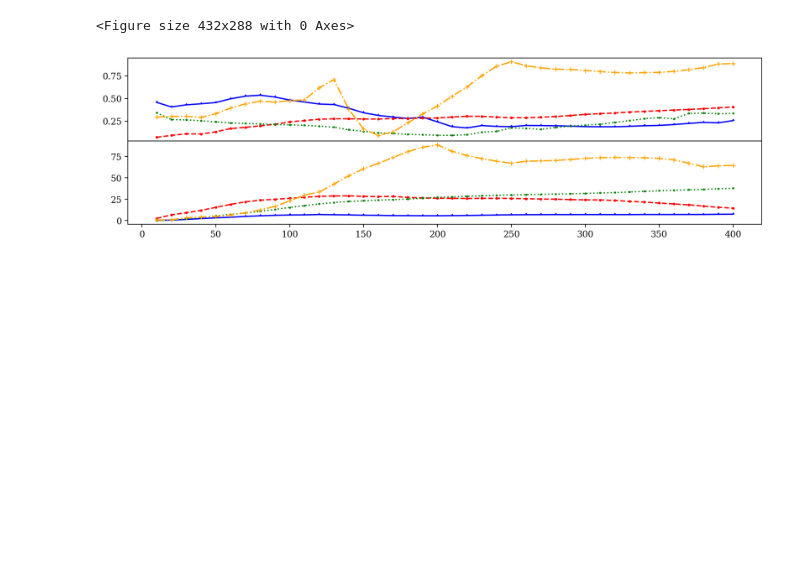
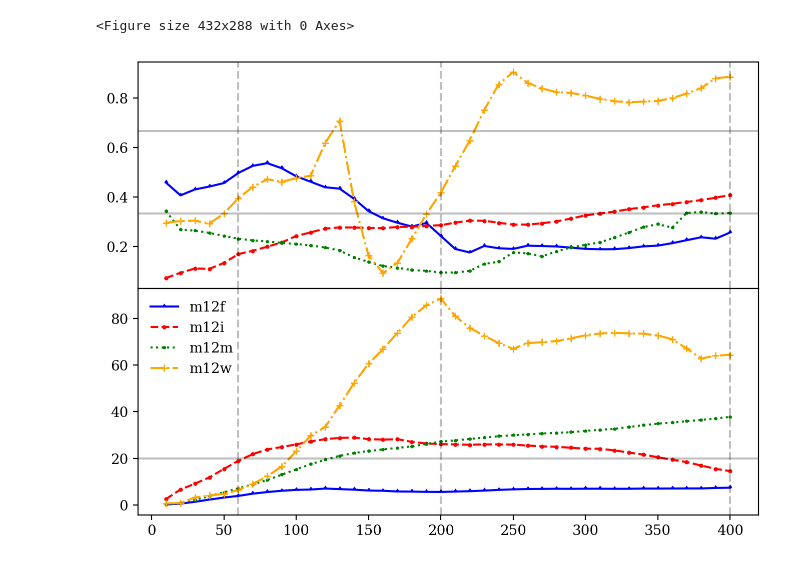
Before and after one commit to jaybaptista/latte_orientations, a Jupyter notebook: _plot_obliquityAngles_z0.ipynb, the cells around one changed output. Saved outputs shown, nothing was run; the diff lists cells and outputs as text; code cells hidden in the pictures; blank space fills up the shorter version.

```diff
--- a/_plot_obliquityAngles_z0.ipynb
+++ b/_plot_obliquityAngles_z0.ipynb
@@ -44,34 +44,46 @@ m12f_t_data = pd.read_hdf('_data_triax_z0_m12f.h5')
 m12w_t_data = pd.read_hdf('_data_triax_z0_m12w.h5')
 m12m_t_data = pd.read_hdf('_data_triax_z0_m12m.h5')
 # %%
-fig, axs = plt.subplots(2, dpi = 200, figsize = (13, 3.5))
+fig, axs = plt.subplots(2, dpi = 200, figsize = (8, 6))
 r = np.arange(10, 410, step = 10)
 
 axs[0].plot(r, m12f_t_data['t'],
          ms=2, c='blue', marker=10, label='m12f')
 
 axs[0].plot(r, m12i_t_data['t'],
          ms=2, c='red', marker='o', label='m12i', ls='dashed')
 
 axs[0].plot(r, m12m_t_data['t'],
          ms=2, c='green', marker='*', label='m12m', ls='dotted')
 
 axs[0].plot(r, m12w_t_data['t'],
          ms=5, c='orange', marker='+', label='m12w', ls='dashdot')
 
 axs[1].plot(r, m12f_data['angle'],
          ms=2, c='blue', marker=10, label='m12f')
 
 axs[1].plot(r, m12i_data['angle'],
          ms=2, c='red', marker='o', label='m12i', ls='dashed')
 
 axs[1].plot(r, m12m_data['angle'],
          ms=2, c='green', marker='*', label='m12m', ls='dotted')
 
 axs[1].plot(r, m12w_data['angle'],
          ms=5, c='orange', marker='+', label='m12w', ls='dashdot')
 
+axs[1].axhline(20, c='k', alpha=0.25)
+
+axs[0].axhline(1/3, c='k', alpha=0.25)
+axs[0].axhline(2/3, c='k', alpha=0.25)
+
+axs[1].legend(frameon=False)
+
+for ax_k in axs:
+    ax_k.axvline(60, ls='--', alpha=.25, c='k')
+    ax_k.axvline(200, ls='--', alpha=.25, c='k')
+    ax_k.axvline(400, ls='--', alpha=.25, c='k')
+
 fig.subplots_adjust(hspace=0)
 plt.show()
 # %% [output]
-[figure, old version]
+[figure, new version]
```
Also changed, not shown: 2 other files.
